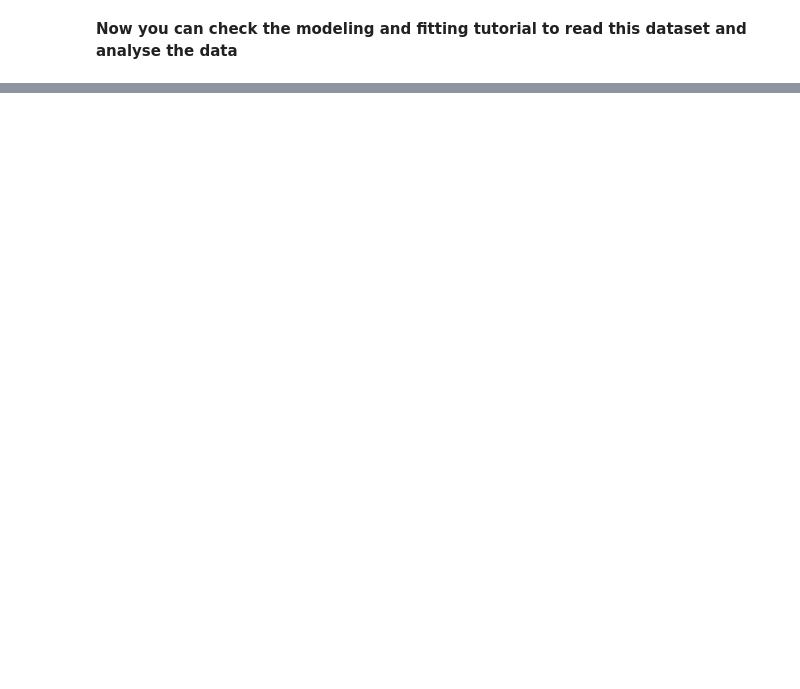
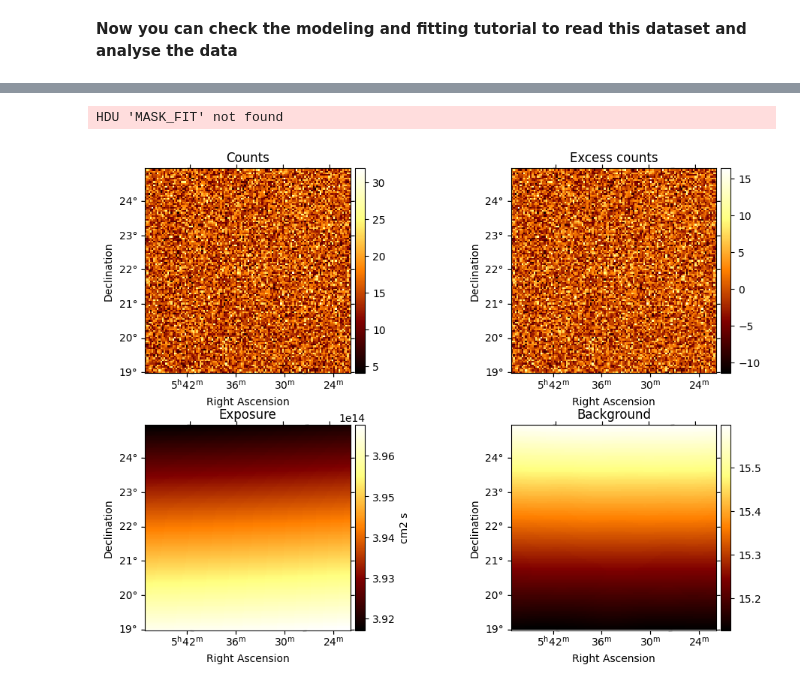
Before and after one commit to bkhelifi/CADS_2024, a Jupyter notebook: Advanced_handson/2_irfs_properties_dataset_creation.ipynb, the cells around one changed output, grey strips where cells are left out. Drawn from its saved outputs; the diff is of its cells as text; code cells hidden in the pictures; blank space fills up the shorter version.

```diff
--- a/Advanced_handson/2_irfs_properties_dataset_creation.ipynb
+++ b/Advanced_handson/2_irfs_properties_dataset_creation.ipynb
@@ -712,0 +745,8 @@ for d in datasets:
+# %%
+filename = "../datasets/hawc_datasets/HAWC_pass4_public_Crab.yaml"
+datasets_hawc = datasets.read(filename)
+# %%
+datasets_hawc[0].peek()
+# %% [output]
+HDU 'MASK_FIT' not found
+[figure, added]
```
Also changed, not shown: parts of 20 cells of this notebook, 2 other files.
